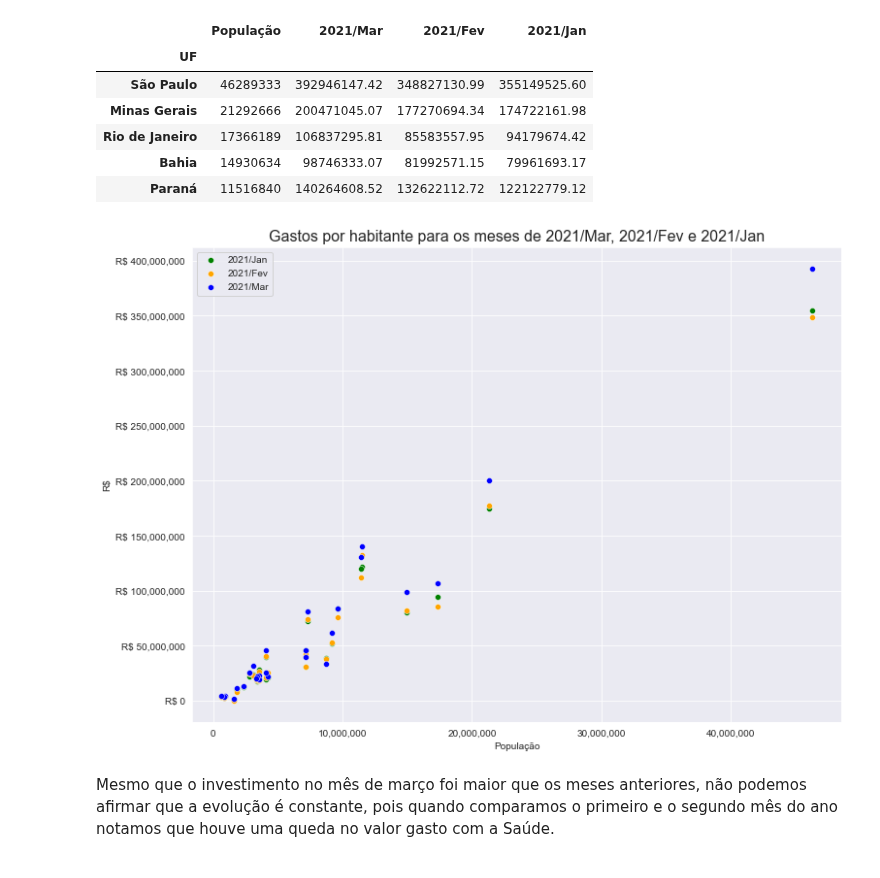
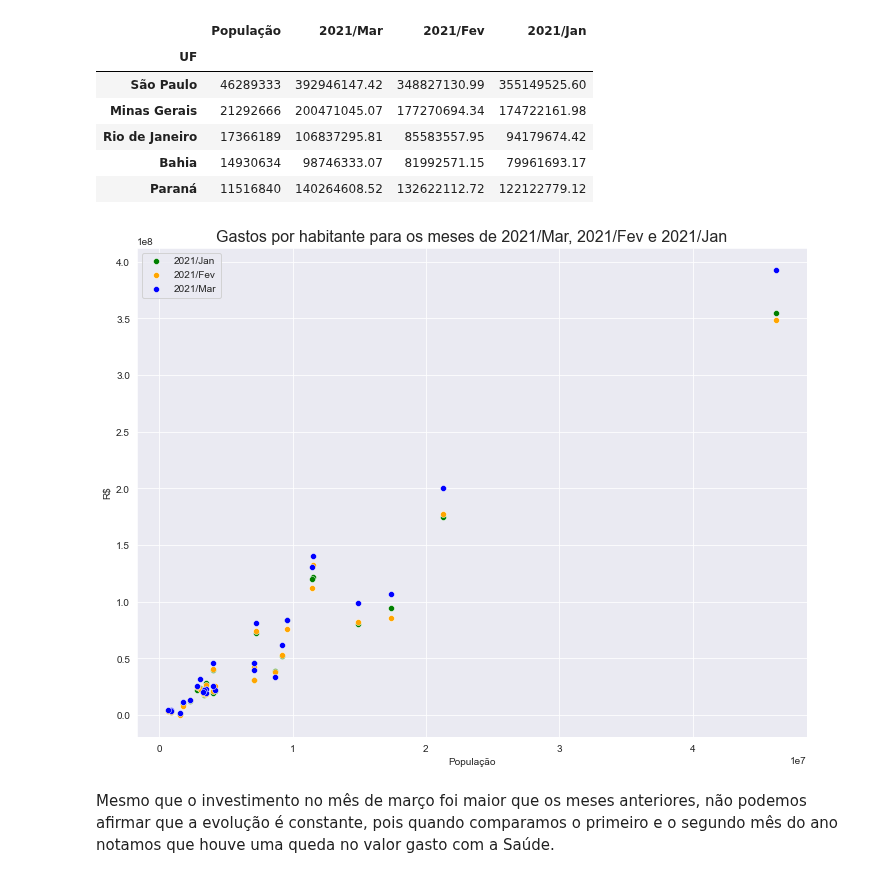
Before and after one commit to antoniodragoc/Bootcamp_Data_Science_Aplicada, a Jupyter notebook: Modulo02/m02a02.ipynb, the cells around one changed output. Saved outputs shown, nothing was run; the diff lists cells and outputs as text; code cells hidden in the pictures.

```diff
--- a/Modulo02/m02a02.ipynb
+++ b/Modulo02/m02a02.ipynb
@@ -215,23 +215,23 @@ gastos.head()
 | Paraná | 11516840 | 140264608.52 | 132622112.72 | 122122779.12 |
 # %%
 # Definindo a figura
-fig, ax = plt.subplots(figsize = (12,9))
+#fig, ax = plt.subplots(figsize = (12,9))
+plt.figure(figsize= (12,9))
 
 # Criando os Plots
 sns.scatterplot(data=gastos, x = 'População', y =gastos.columns[3], label = gastos.columns[3], color = 'g')
 sns.scatterplot(data=gastos, x = 'População', y =gastos.columns[2], label = gastos.columns[2], color = 'orange')
 sns.scatterplot(data=gastos, x = 'População', y =gastos.columns[1], label = gastos.columns[1], color = 'b')
 
-# Formatando a Figura
-plt.title('Gastos por habitante para os meses de {}, {} e {}'.format(gastos.columns[1],gastos.columns[2],gastos.columns[3]), size = 16)
-plt.ylabel('R$')
-
 # Formatando os eixos
 ax.yaxis.set_major_formatter(ticker.StrMethodFormatter("R$ {x:,.0f}"))
 ax.xaxis.set_major_formatter(ticker.StrMethodFormatter("{x:,.0f}"))
 
+# Formatando a Figura
+plt.title('Gastos por habitante para os meses de {}, {} e {}'.format(gastos.columns[1],gastos.columns[2],gastos.columns[3]), size = 16)
+plt.ylabel('R$')
 plt.show()
 # %% [output]
-[figure, old version]
+[figure, new version]
 # %% [markdown]
 Mesmo que o investimento no mês de março foi maior que os meses anteriores, não podemos afirmar que a evolução é constante, pois quando comparamos o primeiro e o segundo mês do ano notamos que houve uma queda no valor gasto com a Saúde.
```
